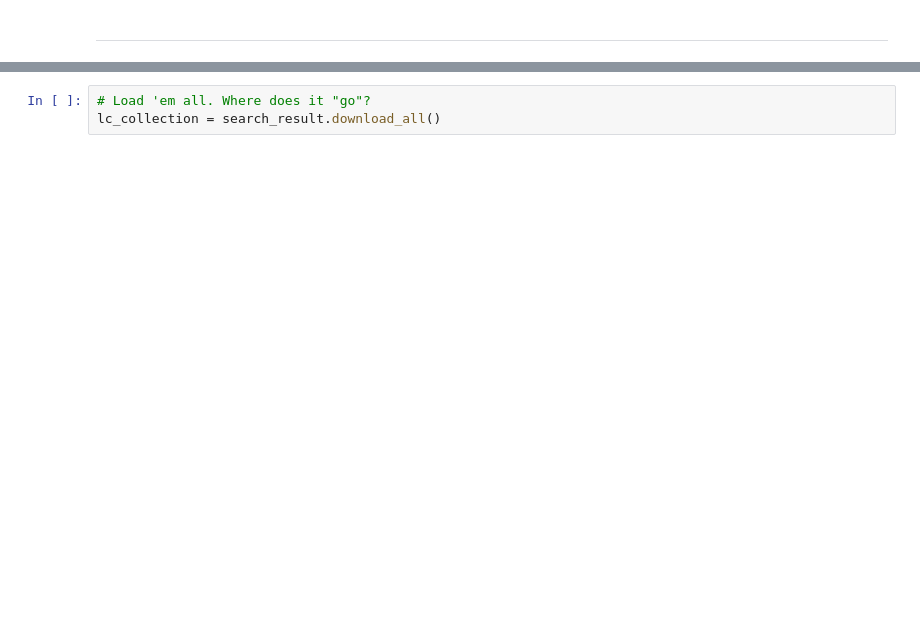
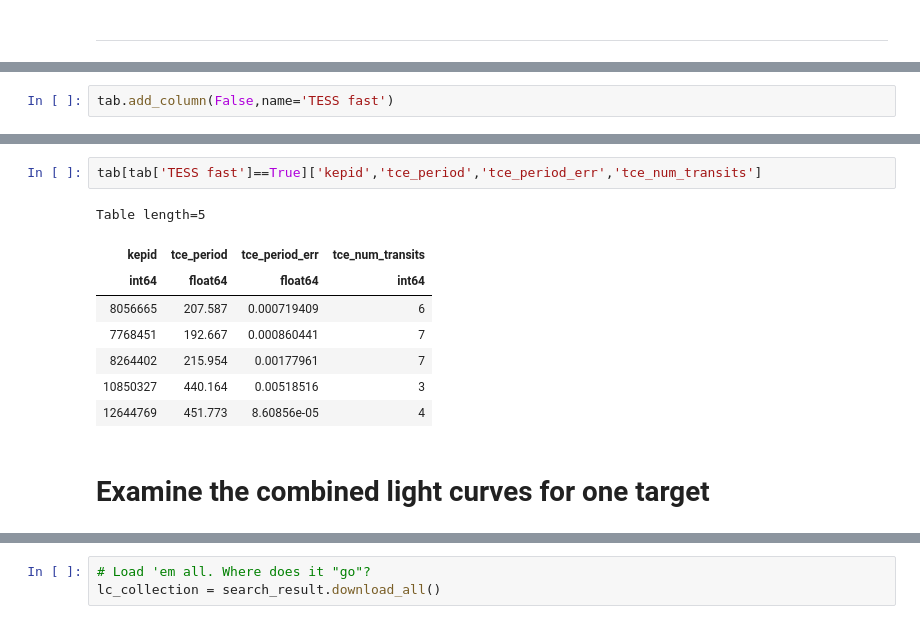
Before and after one commit to spacetelescope/project-tikebook, a Jupyter notebook: kepler_counterparts/kepler_counterparts.ipynb, the cells around one changed output, grey strips where cells are left out. Cells and saved outputs as stored; diff of their text form; blank space fills up the shorter version.

```diff
--- a/kepler_counterparts/kepler_counterparts.ipynb
+++ b/kepler_counterparts/kepler_counterparts.ipynb
@@ -242,0 +187,2 @@ Length = 31 rows
+# %%
+tab.add_column(False,name='TESS fast')
@@ -242,0 +217,13 @@ Length = 31 rows
+# %%
+tab[tab['TESS fast']==True]['kepid','tce_period','tce_period_err','tce_num_transits']
+# %% [output]
+Table length=5
+| kepid | tce_period | tce_period_err | tce_num_transits |
+| int64 | float64 | float64 | int64 |
+| 8056665 | 207.587 | 0.000719409 | 6 |
+| 7768451 | 192.667 | 0.000860441 | 7 |
+| 8264402 | 215.954 | 0.00177961 | 7 |
+| 10850327 | 440.164 | 0.00518516 | 3 |
+| 12644769 | 451.773 | 8.60856e-05 | 4 |
+# %% [markdown]
+# Examine the combined light curves for one target
```
Also changed, not shown: parts of 53 cells of this notebook.
